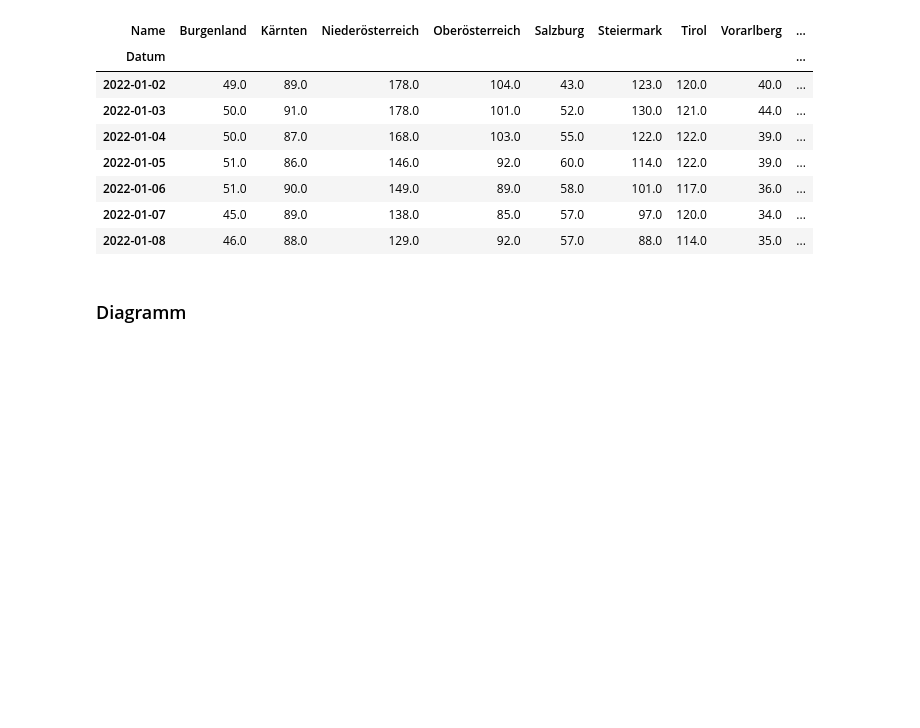
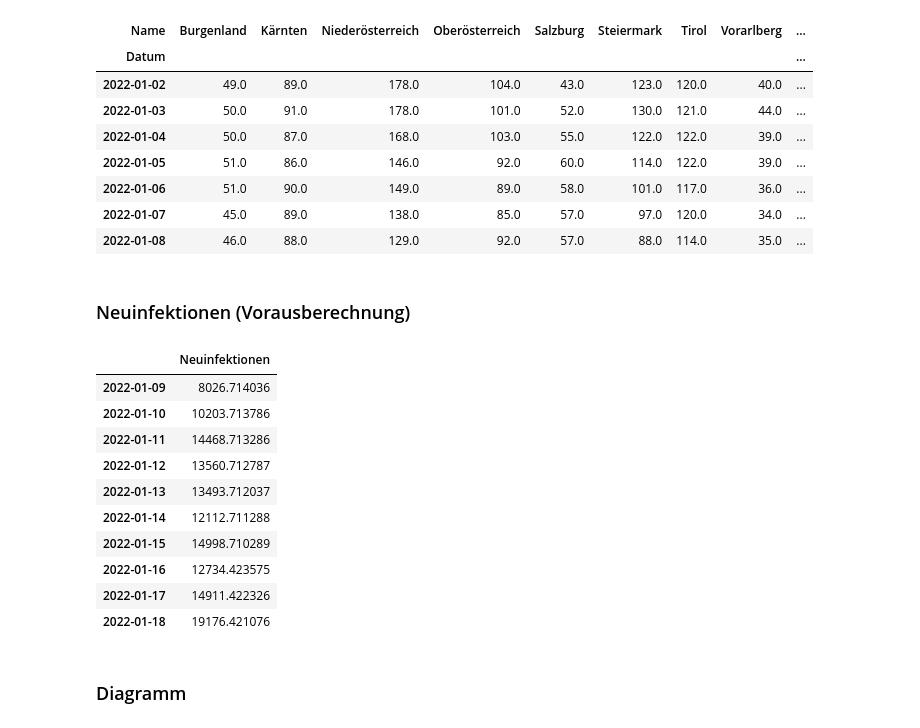
Before and after one commit to schletz/Pos5xhif, a Jupyter notebook: CovidAuswertung/covid_auswertung.ipynb, the cells around one changed output. Cells and saved outputs as stored; diff of their text form; code cells hidden in the pictures; blank space fills up the shorter version.

```diff
--- a/CovidAuswertung/covid_auswertung.ipynb
+++ b/CovidAuswertung/covid_auswertung.ipynb
@@ -103,6 +104,24 @@ data.tail(7*10).pivot(values="Hospitalisierung", columns="Name")
 | 2022-01-06 | 51.0 | 90.0 | 149.0 | 89.0 | 58.0 | 101.0 | 117.0 | 36.0 | ... |
 | 2022-01-07 | 45.0 | 89.0 | 138.0 | 85.0 | 57.0 | 97.0 | 120.0 | 34.0 | ... |
 | 2022-01-08 | 46.0 | 88.0 | 129.0 | 92.0 | 57.0 | 88.0 | 114.0 | 35.0 | ... |
+# %% [markdown]
+### Neuinfektionen (Vorausberechnung)
+# %%
+infektionen = data.loc[data["Name"] == "Österreich", "Neuinfektionen"].tail(14)
+fcst = STLForecast(infektionen, ARIMA, period=7, model_kwargs={"order": (2, 1, 0)}).fit().forecast(10)
+pd.DataFrame(fcst, columns = ["Neuinfektionen"])
+# %% [output]
+|  | Neuinfektionen |
+| 2022-01-09 | 8026.714036 |
+| 2022-01-10 | 10203.713786 |
+| 2022-01-11 | 14468.713286 |
+| 2022-01-12 | 13560.712787 |
+| 2022-01-13 | 13493.712037 |
+| 2022-01-14 | 12112.711288 |
+| 2022-01-15 | 14998.710289 |
+| 2022-01-16 | 12734.423575 |
+| 2022-01-17 | 14911.422326 |
+| 2022-01-18 | 19176.421076 |
 # %% [markdown]
 ### Diagramm
 # %%
```
Also changed, not shown: parts of 1 cell of this notebook, 2 other files.
